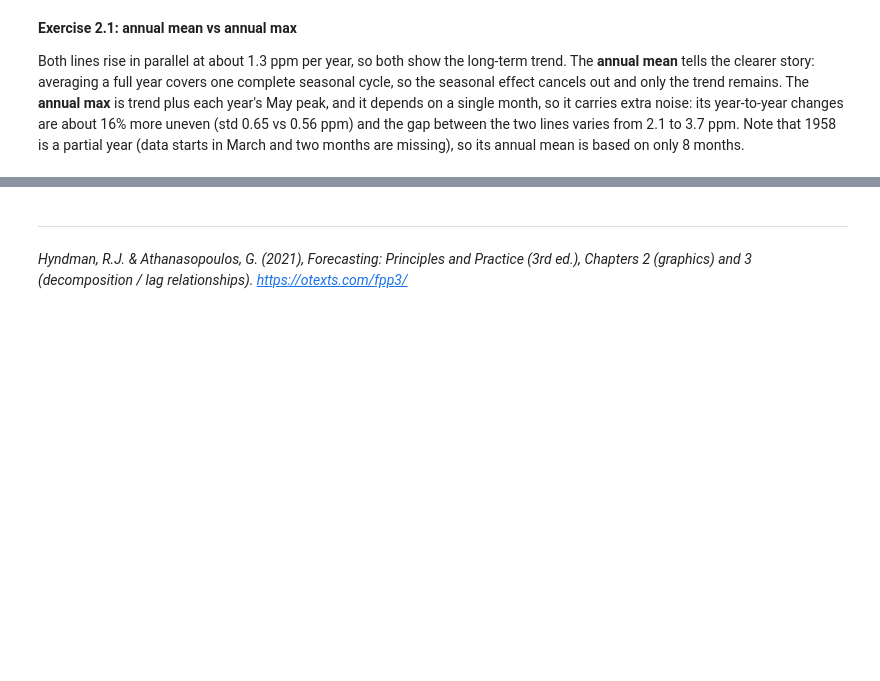
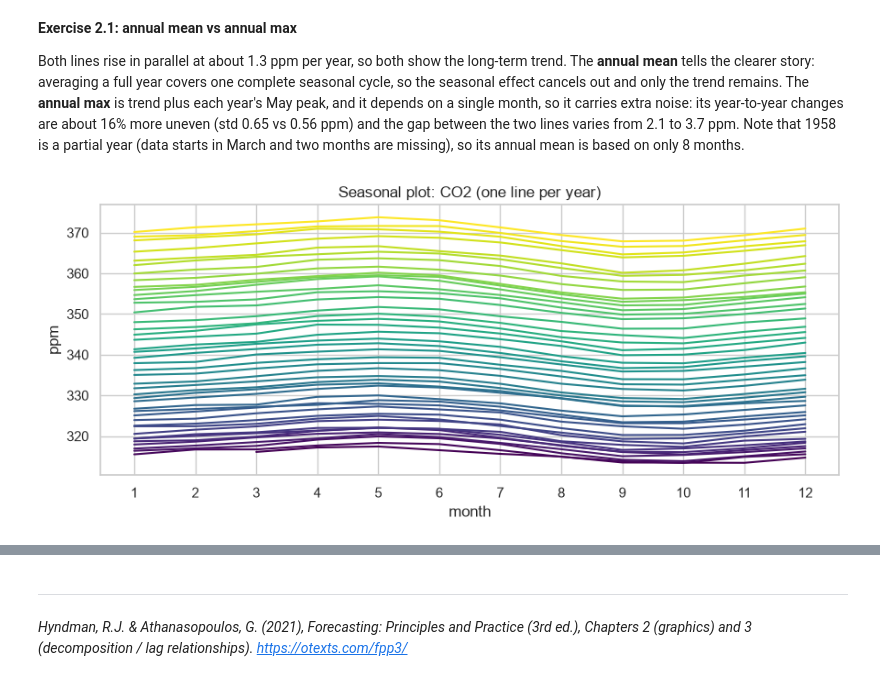
Before and after one commit to rouzbeh-enayatzadeh/ds-time-series-analysis, a Jupyter notebook: 02_eda_and_visualization.ipynb, the cells around one changed output, grey strips where cells are left out. Cells and saved outputs as stored; diff of their text form; code cells hidden in the pictures; blank space fills up the shorter version.

Commit message:
NB02 Exercise 2.2: CO2 seasonal plot and anomaly (peak in May, trough Sep-Oct, about 5.5 ppm, growing amplitude)

```diff
--- a/02_eda_and_visualization.ipynb
+++ b/02_eda_and_visualization.ipynb
@@ -312,3 +312,20 @@ plt.show()
 **Exercise 2.1: annual mean vs annual max**
 
 Both lines rise in parallel at about 1.3 ppm per year, so both show the long-term trend. The **annual mean** tells the clearer story: averaging a full year covers one complete seasonal cycle, so the seasonal effect cancels out and only the trend remains. The **annual max** is trend plus each year's May peak, and it depends on a single month, so it carries extra noise: its year-to-year changes are about 16% more uneven (std 0.65 vs 0.56 ppm) and the gap between the two lines varies from 2.1 to 3.7 ppm. Note that 1958 is a partial year (data starts in March and two months are missing), so its annual mean is based on only 8 months.
+# %%
+co2_by_year = co2_data.to_frame("ppm").assign(
+    year=co2_data.index.year,
+    month=co2_data.index.month,
+)
+
+fig, ax = plt.subplots(figsize=(9, 4))
+sns.lineplot(
+    data=co2_by_year, x="month", y="ppm", hue="year",
+    palette="viridis", legend=False, ax=ax,
+)
+ax.set_title("Seasonal plot: CO2 (one line per year)")
+ax.set_xticks(range(1, 13))
+plt.tight_layout()
+plt.show()
+# %% [output]
+[figure, added]
```
Also changed, not shown: parts of 2 cells of this notebook.
